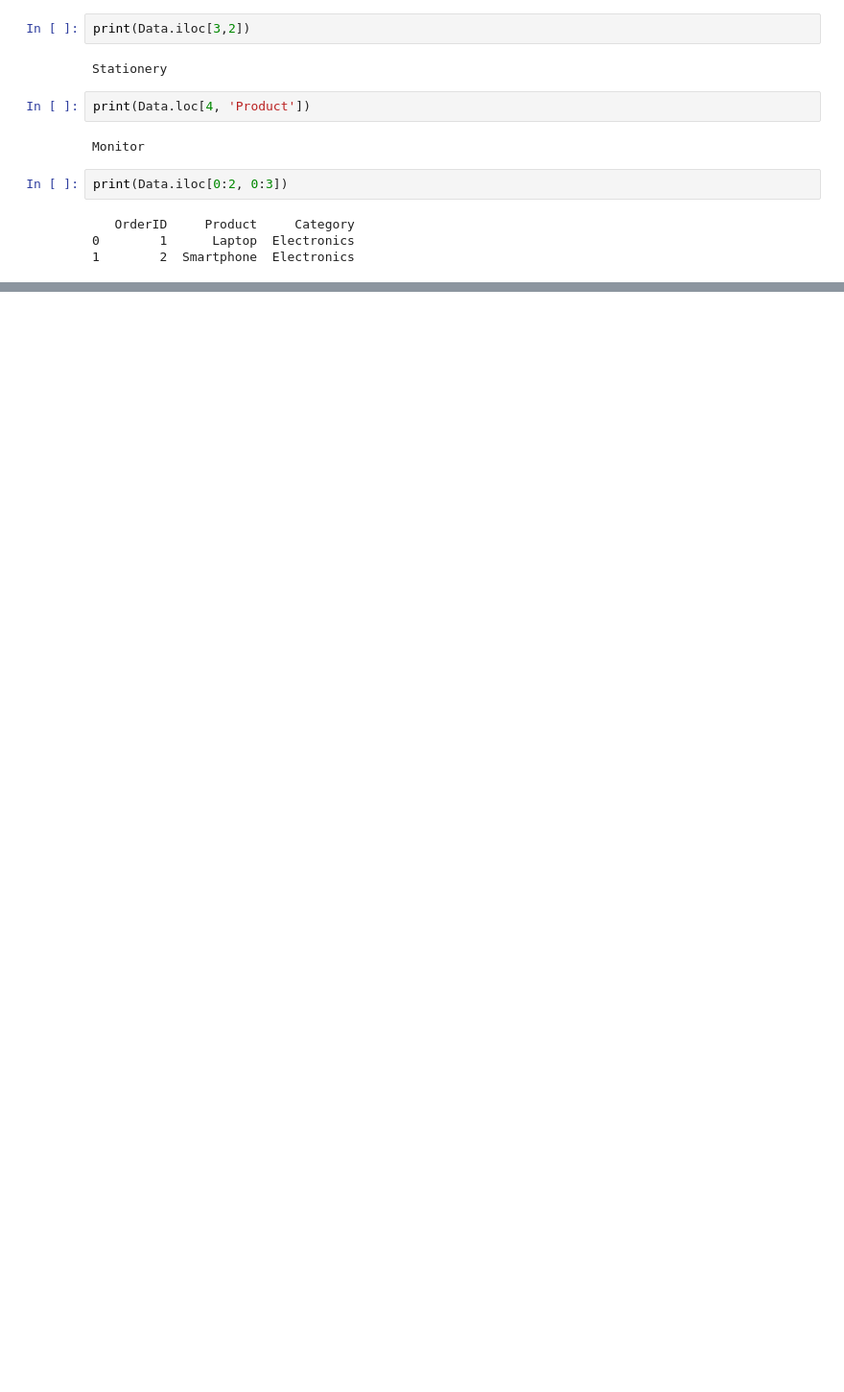
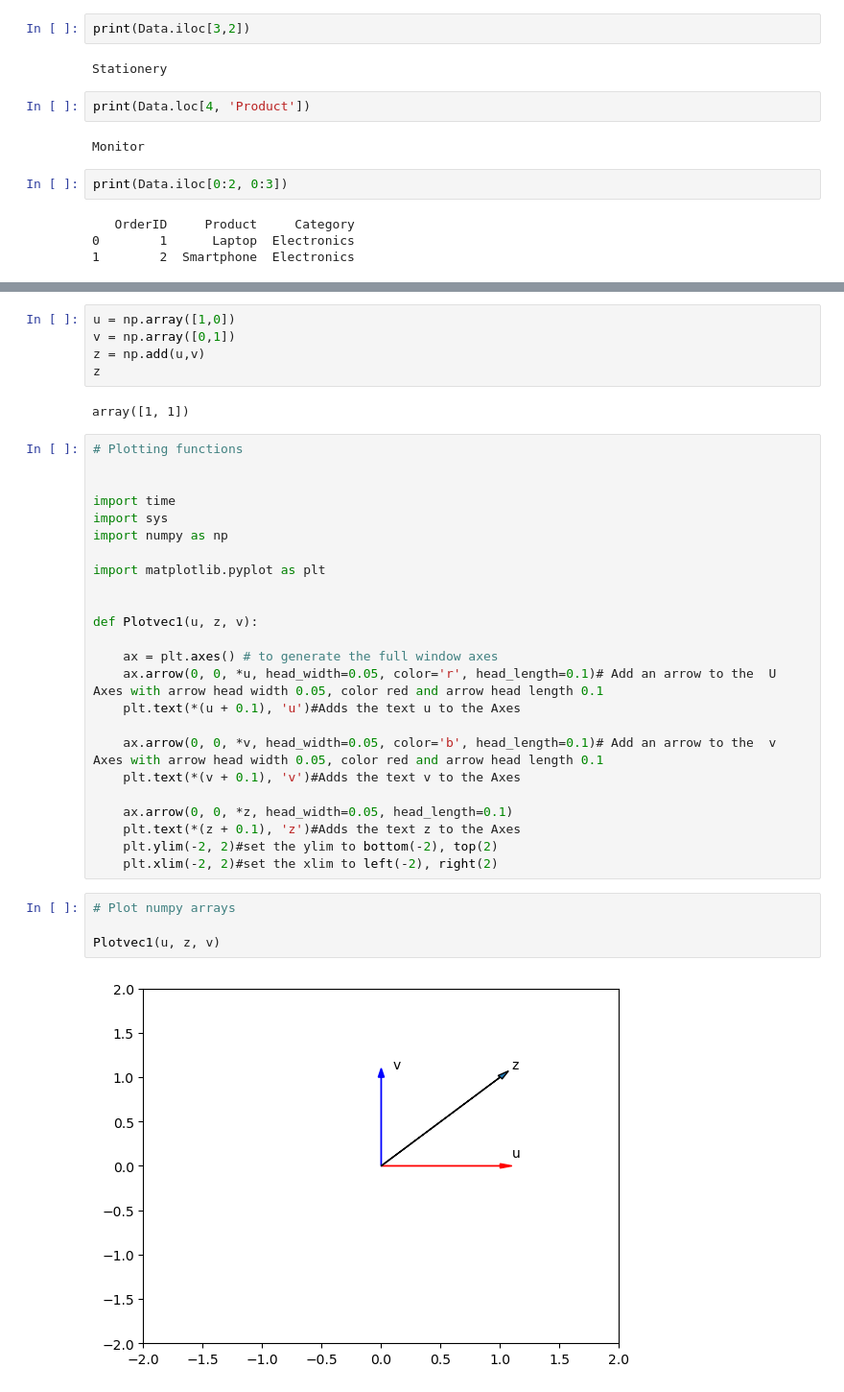
Before and after one commit to awaisalirajpot/IBM-Data-Science, a Jupyter notebook: M4 Working With Data in Python.ipynb, the cells around one changed output, grey strips where cells are left out. Shown: that part at 96% size. Cells and saved outputs as stored; diff of their text form; blank space fills up the shorter version.

Commit message:
learning numpy

```diff
--- a/M4 Working With Data in Python.ipynb
+++ b/M4 Working With Data in Python.ipynb
@@ -764,0 +924,37 @@ print(Data.iloc[0:2, 0:3])
+# %%
+u = np.array([1,0])
+v = np.array([0,1])
+z = np.add(u,v)
+z
+# %% [output]
+array([1, 1])
+# %%
+# Plotting functions
+
+
+import time
+import sys
+import numpy as np
+
+import matplotlib.pyplot as plt
+
+
+def Plotvec1(u, z, v):
+
+    ax = plt.axes() # to generate the full window axes
+    ax.arrow(0, 0, *u, head_width=0.05, color='r', head_length=0.1)# Add an arrow to the  U Axes with arrow head width 0.05, color red and arrow head length 0.1
+    plt.text(*(u + 0.1), 'u')#Adds the text u to the Axes
+
+    ax.arrow(0, 0, *v, head_width=0.05, color='b', head_length=0.1)# Add an arrow to the  v Axes with arrow head width 0.05, color red and arrow head length 0.1
+    plt.text(*(v + 0.1), 'v')#Adds the text v to the Axes
+
+    ax.arrow(0, 0, *z, head_width=0.05, head_length=0.1)
+    plt.text(*(z + 0.1), 'z')#Adds the text z to the Axes
+    plt.ylim(-2, 2)#set the ylim to bottom(-2), top(2)
+    plt.xlim(-2, 2)#set the xlim to left(-2), right(2)
+# %%
+# Plot numpy arrays
+
+Plotvec1(u, z, v)
+# %% [output]
+[figure, added]
```
Also changed, not shown: parts of 64 cells of this notebook.
